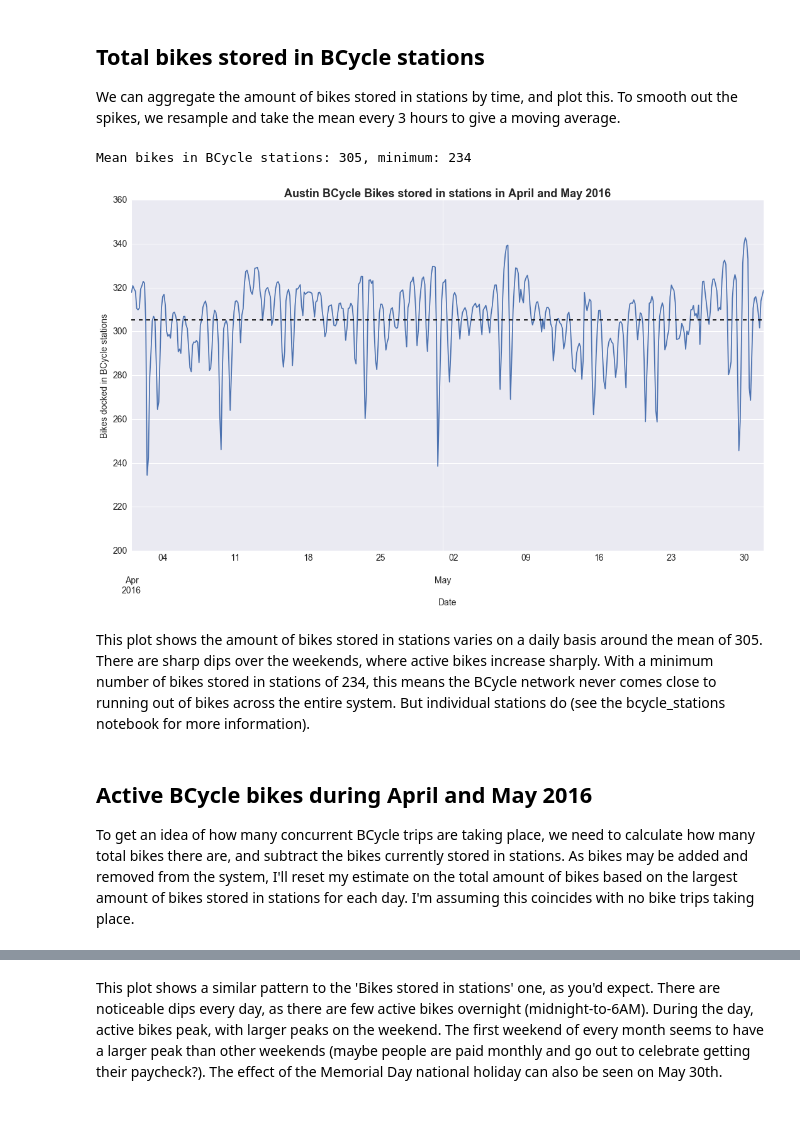
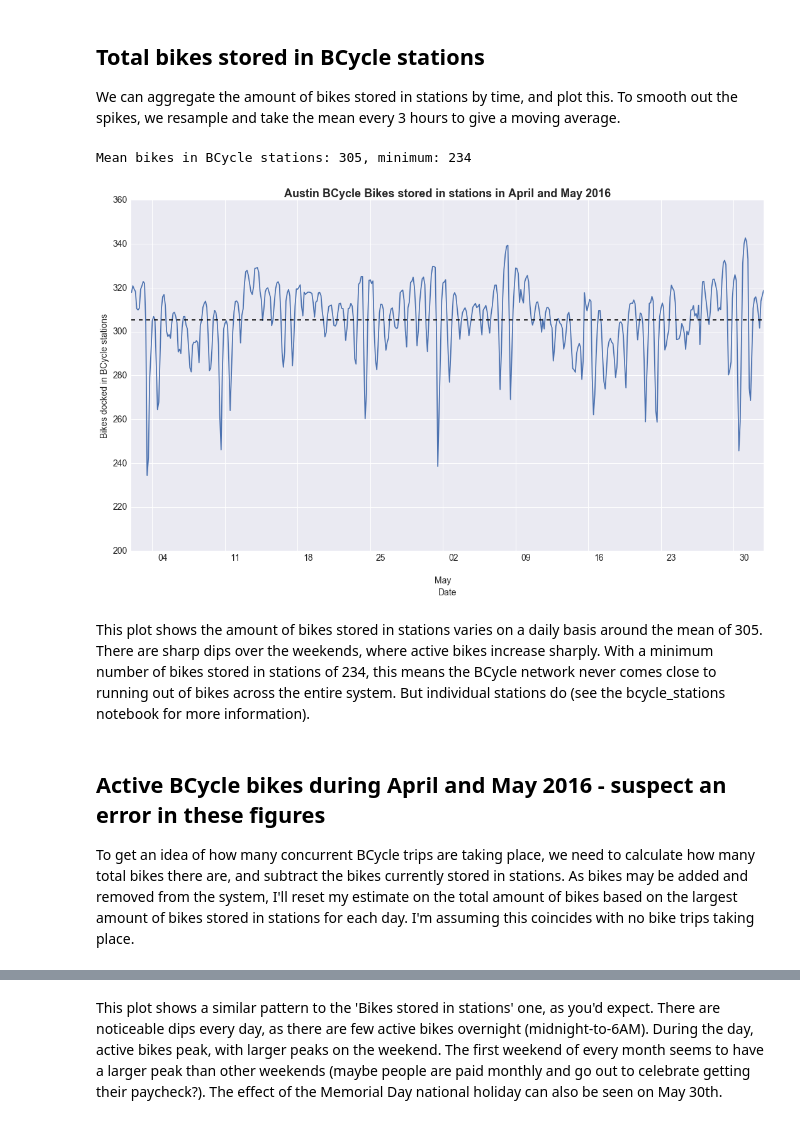
Before and after one commit to timgasser/bcycle-austin, a Jupyter notebook: notebooks/bcycle_bikes.ipynb, the cells around one changed output, grey strips where cells are left out. Drawn from its saved outputs; the diff is of its cells as text; code cells hidden in the pictures.

```diff
--- a/notebooks/bcycle_bikes.ipynb
+++ b/notebooks/bcycle_bikes.ipynb
@@ -52,31 +52,33 @@ We can aggregate the amount of bikes stored in stations by time, and plot this.
 # %%
 total_bikes_df = bikes_df.copy()
 total_bikes_df = total_bikes_df.groupby('datetime').sum().reset_index()
 total_bikes_df.index = total_bikes_df['datetime']
 total_bikes_df = total_bikes_df.drop(['station_id', 'datetime', 'docks'], axis=1)
 
 resampled_bikes_df = total_bikes_df.resample('3H').mean()
 mean_bikes = resampled_bikes_df['bikes'].mean()
 min_bikes = resampled_bikes_df['bikes'].min()
+print('Mean bikes in BCycle stations: {:.0f}, minimum: {:.0f}'.format(mean_bikes, min_bikes))
 
-print('Mean bikes in BCycle stations: {:.0f}, minimum: {:.0f}'.format(mean_bikes, min_bikes))
+xtick = pd.date_range( start=resampled_bikes_df.index.min( ), end=resampled_bikes_df.index.max( ), freq='W' )
 
 fig, ax = plt.subplots(1,1, figsize=(18,10))
 ax = resampled_bikes_df.plot(ax=ax, legend=None)
 ax.axhline(y = mean_bikes, color = 'black', linestyle='dashed')
+ax.set_xticks( xtick )
 ax.set_ylim(ymin=200)
 ax.set_xlabel('Date', fontdict={'size' : 14})
 ax.set_ylabel('Bikes docked in BCycle stations', fontdict={'size' : 14})
 ax.set_title('Austin BCycle Bikes stored in stations in April and May 2016', fontdict={'size' : 18, 'weight' : 'bold'})
 ax.tick_params(axis='x', labelsize=14)
 ax.tick_params(axis='y', labelsize=14)
 # %% [output]
 Mean bikes in BCycle stations: 305, minimum: 234
-[figure, old version]
+[figure, new version]
 # %% [markdown]
 This plot shows the amount of bikes stored in stations varies on a daily basis around the mean of 305. There are sharp dips over the weekends, where active bikes increase sharply. With a minimum number of bikes stored in stations of 234, this means the BCycle network never comes close to running out of bikes across the entire system. But individual stations do (see the bcycle_stations notebook for more information).
 # %% [markdown]
-## Active BCycle bikes during April and May 2016
+## Active BCycle bikes during April and May 2016 - suspect an error in these figures
 
 To get an idea of how many concurrent BCycle trips are taking place, we need to calculate how many total bikes there are, and subtract the bikes currently stored in stations. As bikes may be added and removed from the system, I'll reset my estimate on the total amount of bikes based on the largest amount of bikes stored in stations for each day. I'm assuming this coincides with no bike trips taking place.
 # %%
```
Also changed, not shown: parts of 19 cells of this notebook.
